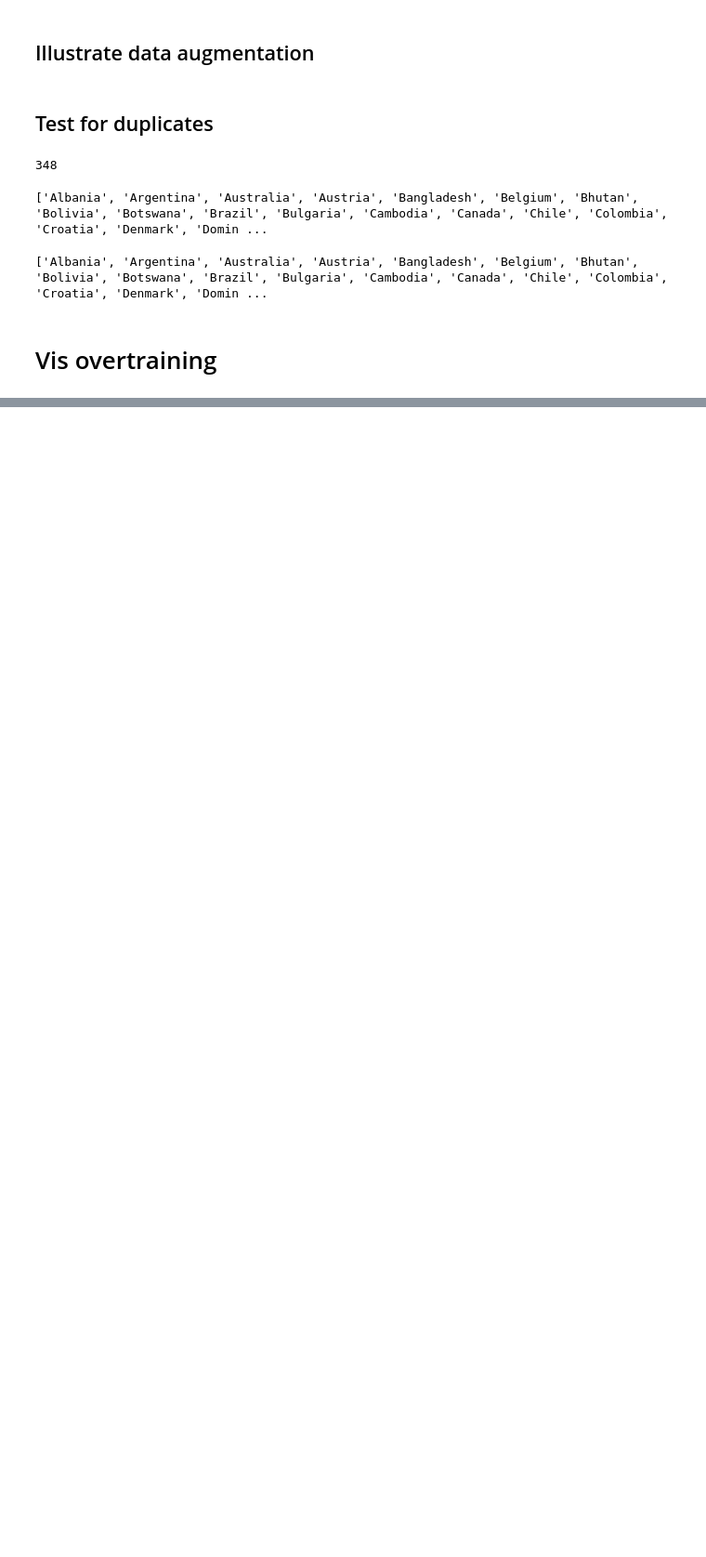
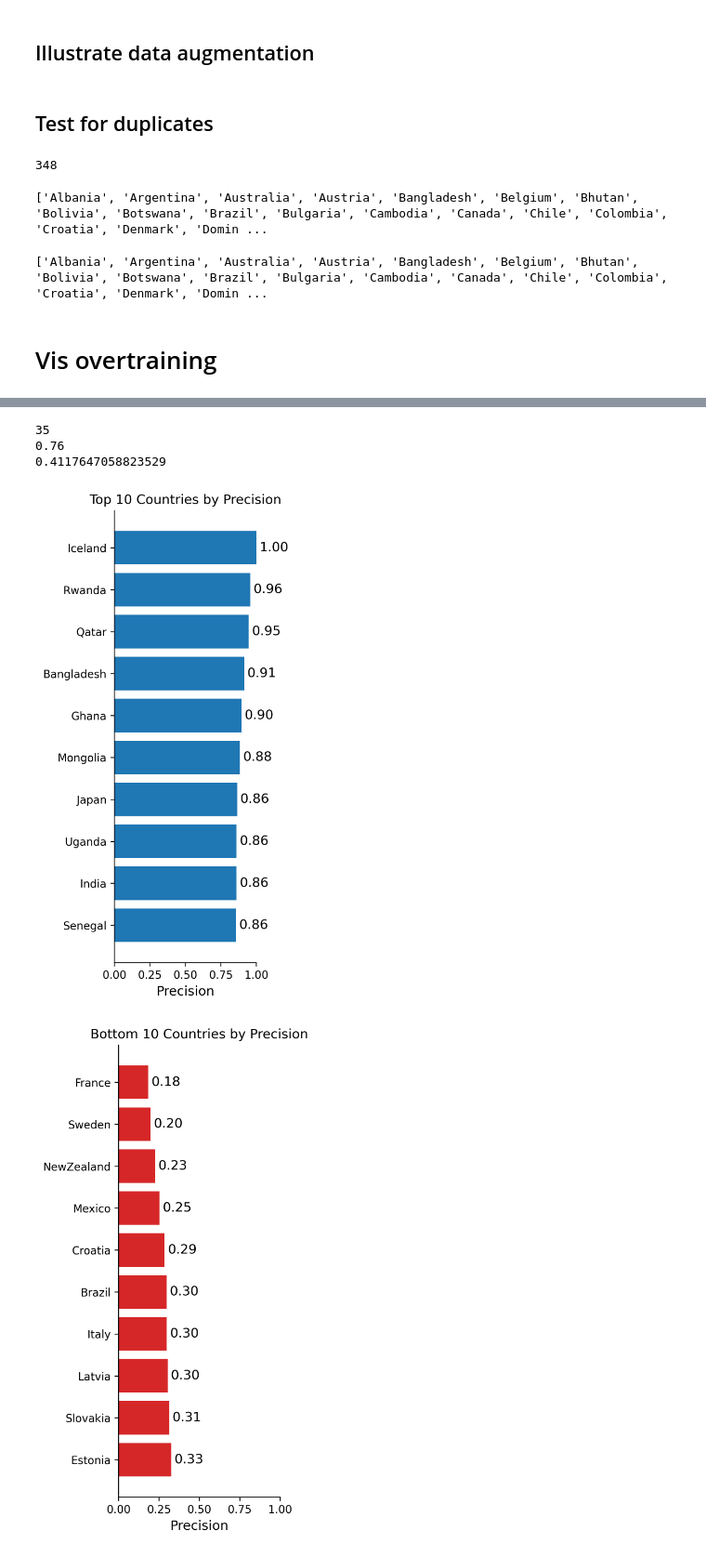
Before and after one commit to 890tsugua/AppliedML2026, a Jupyter notebook: country_cnn/Notebooks/august.ipynb, the cells around one changed output, grey strips where cells are left out. Shown at 93% size. Cells and saved outputs as stored; diff of their text form; code cells hidden in the pictures; blank space fills up the shorter version.

```diff
--- a/country_cnn/Notebooks/august.ipynb
+++ b/country_cnn/Notebooks/august.ipynb
@@ -188,0 +219,3 @@ plt.savefig("training_history_plot.png", dpi=300)
+# %%
+report = pd.read_csv("resnet50_test_classification_report.csv")
+print(report.to_string())
@@ -188,0 +260,30 @@ plt.savefig("training_history_plot.png", dpi=300)
+# %%
+class_names = ['Albania', 'Argentina', 'Australia', 'Austria', 'Bangladesh', 'Belgium', 'Bhutan', 'Bolivia', 'Botswana', 'Brazil', 'Bulgaria', 'Cambodia', 'Canada', 'Chile', 'Colombia', 'Croatia', 'Denmark', 'DominicanRepublic', 'Ecuador', 'Estonia', 'Eswatini', 'Finland', 'France', 'Germany', 'Ghana', 'Greece', 'Guatemala', 'Hungary', 'Iceland', 'India', 'Indonesia', 'Ireland', 'Israel', 'Italy', 'Japan', 'Jordan', 'Kazakhstan', 'Kenya', 'Kyrgyzstan', 'Laos', 'Latvia', 'Lebanon', 'Lesotho', 'Lithuania', 'Luxembourg', 'Madagascar', 'Malaysia', 'Malta', 'Mexico', 'Mongolia', 'Montenegro', 'Netherlands', 'NewZealand', 'Nigeria', 'NorthMacedonia', 'Norway', 'Oman', 'Panama', 'Peru', 'Philippines', 'Poland', 'Portugal', 'Qatar', 'Romania', 'Russia', 'Rwanda', 'Senegal', 'Serbia', 'Singapore', 'Slovakia', 'Slovenia', 'SouthAfrica', 'SouthKorea', 'Spain', 'Sweden', 'Switzerland', 'Thailand', 'Tunisia', 'Turkey', 'USA', 'Uganda', 'Ukraine', 'UnitedArabEmirates', 'UnitedKingdom', 'Uruguay']
+european_countries = ['Albania', 'Austria', 'Belgium', 'Bulgaria', 'Croatia',
+        'Denmark', 'Estonia', 'Finland', 'France', 'Germany',
+        'Greece', 'Hungary', 'Iceland', 'Ireland', 'Italy',
+        'Latvia', 'Lithuania', 'Luxembourg', 'Malta',
+        'Montenegro', 'Netherlands', 'NorthMacedonia',
+        'Norway', 'Poland', 'Portugal', 'Romania',
+        'Russia', 'Serbia', 'Slovakia', 'Slovenia',
+        'Spain', 'Sweden', 'Switzerland', 'Ukraine',
+        'UnitedKingdom']
+print(len(european_countries))
+print(19/25)
+print(35/85)
+# %% [output]
+35
+0.76
+0.4117647058823529
+# %%
+# Change a few country names to abbreviations
+# UnitedArabEmirates -> UAE
+# UnitedKingdom -> UK
+
+# Change column "Unnamed: 0" to "country"
+report = report.rename(columns={"Unnamed: 0": "country"})
+
+report["country"] = report["country"].replace({
+    "UnitedArabEmirates": "UAE",
+    "UnitedKingdom": "UK"
+})
@@ -188,0 +293,34 @@ plt.savefig("training_history_plot.png", dpi=300)
+# %%
+k = 10
+
+# Plot sideways histogram
+top_plot = report.sort_values(by="precision", ascending=False).head(k)
+bottom_plot = report.sort_values(by="precision", ascending=True).head(k)
+# invert the lists
+top_plot = top_plot.iloc[::-1]
+bottom_plot = bottom_plot.iloc[::-1]
+
+# Top precision plot
+fig, ax = plt.subplots(figsize=(3.5,6.8))
+bars1 = ax.barh(top_plot["country"], top_plot["precision"], color=COL[0])
+ax.bar_label(bars1, fmt='%.2f', padding=3)
+ax.set_title(f"Top {k} Countries by Precision")
+ax.set_xlabel("Precision")
+ax.set_xlim(0, 1)
+plt.tight_layout()
+plt.savefig("precision_histogram_top.png", dpi=300)
+plt.show()
+
+# Bottom precision plot
+fig, ax = plt.subplots(figsize=(3.5,6.8))
+bars2 = ax.barh(bottom_plot["country"], bottom_plot["precision"], color=COL[3])
+ax.bar_label(bars2, fmt='%.2f', padding=3)
+ax.set_title(f"Bottom {k} Countries by Precision")
+ax.set_xlabel("Precision")
+ax.set_xlim(0, 1)
+plt.tight_layout()
+plt.savefig("precision_histogram_bottom.png", dpi=300)
+plt.show()
+# %% [output]
+[figure, added]
+[figure, added]
```
Also changed, not shown: parts of 10 cells of this notebook, 18 other files.
